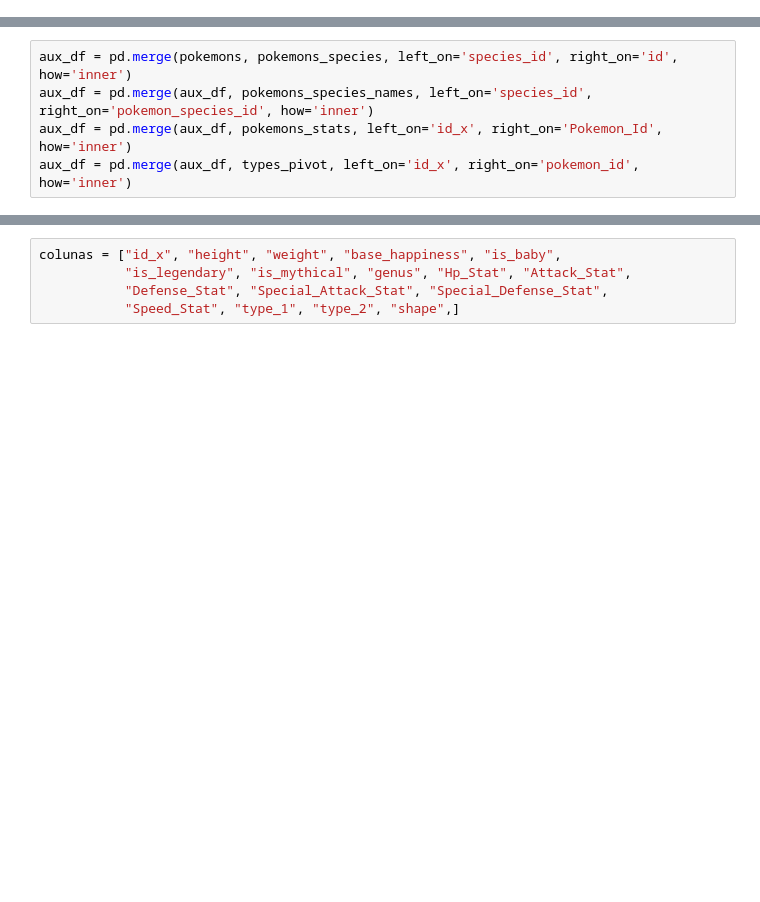
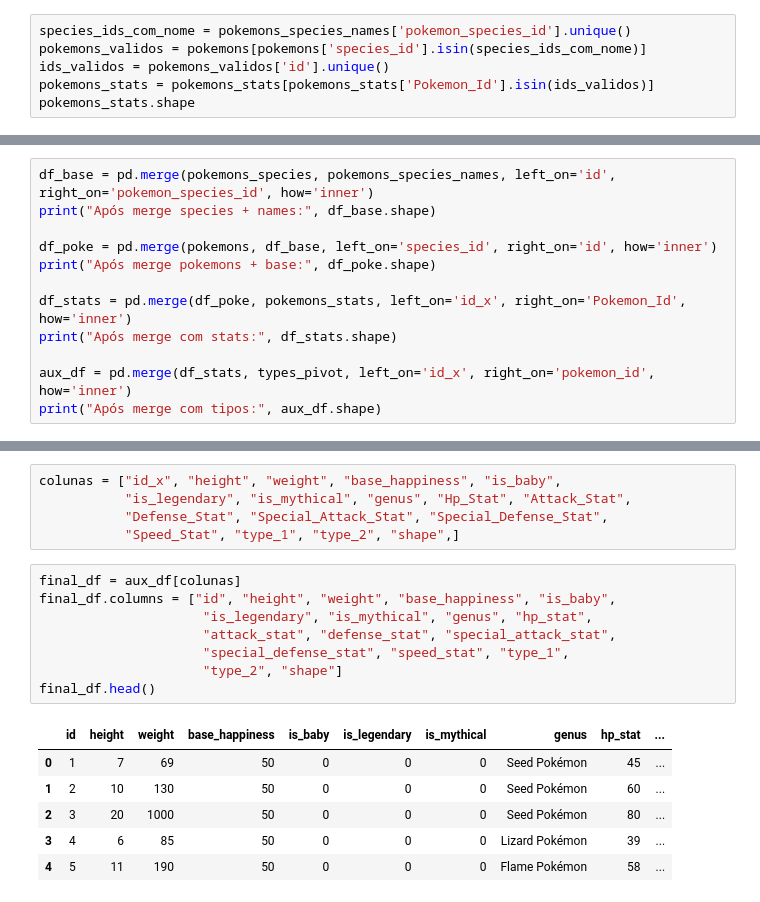
Before and after one commit to FGV-VIS-2025/pokemon-vis, a Jupyter notebook: knn-pokemon.ipynb, the cells around one changed output, grey strips where cells are left out. Saved outputs shown, nothing was run; the diff lists cells and outputs as text; blank space fills up the shorter version.

```diff
--- a/knn-pokemon.ipynb
+++ b/knn-pokemon.ipynb
@@ -55,3 +55,9 @@ pokemons_stats.head()
 | 2 | 2 | 3 | 80 | 0 | 82 | 0 | 83 | 0 | ... |
 | 3 | 3 | 4 | 39 | 0 | 52 | 0 | 43 | 0 | ... |
 | 4 | 4 | 5 | 58 | 0 | 64 | 0 | 58 | 0 | ... |
+# %%
+species_ids_com_nome = pokemons_species_names['pokemon_species_id'].unique()
+pokemons_validos = pokemons[pokemons['species_id'].isin(species_ids_com_nome)]
+ids_validos = pokemons_validos['id'].unique()
+pokemons_stats = pokemons_stats[pokemons_stats['Pokemon_Id'].isin(ids_validos)]
+pokemons_stats.shape
@@ -100,7 +108,14 @@ types_pivot.head()
 | 3 | 4 | Fogo | NaN |
 | 4 | 5 | Fogo | NaN |
 # %%
-aux_df = pd.merge(pokemons, pokemons_species, left_on='species_id', right_on='id', how='inner')
-aux_df = pd.merge(aux_df, pokemons_species_names, left_on='species_id', right_on='pokemon_species_id', how='inner')
-aux_df = pd.merge(aux_df, pokemons_stats, left_on='id_x', right_on='Pokemon_Id', how='inner')
-aux_df = pd.merge(aux_df, types_pivot, left_on='id_x', right_on='pokemon_id', how='inner')
+df_base = pd.merge(pokemons_species, pokemons_species_names, left_on='id', right_on='pokemon_species_id', how='inner')
+print("Após merge species + names:", df_base.shape)
+
+df_poke = pd.merge(pokemons, df_base, left_on='species_id', right_on='id', how='inner')
+print("Após merge pokemons + base:", df_poke.shape)
+
+df_stats = pd.merge(df_poke, pokemons_stats, left_on='id_x', right_on='Pokemon_Id', how='inner')
+print("Após merge com stats:", df_stats.shape)
+
+aux_df = pd.merge(df_stats, types_pivot, left_on='id_x', right_on='pokemon_id', how='inner')
+print("Após merge com tipos:", aux_df.shape)
@@ -159,3 +179,18 @@ colunas = ["id_x", "height", "weight", "base_happiness", "is_baby",
            "is_legendary", "is_mythical", "genus", "Hp_Stat", "Attack_Stat",
            "Defense_Stat", "Special_Attack_Stat", "Special_Defense_Stat",
            "Speed_Stat", "type_1", "type_2", "shape",]
+# %%
+final_df = aux_df[colunas]
+final_df.columns = ["id", "height", "weight", "base_happiness", "is_baby",
+                     "is_legendary", "is_mythical", "genus", "hp_stat",
+                     "attack_stat", "defense_stat", "special_attack_stat",
+                     "special_defense_stat", "speed_stat", "type_1",
+                     "type_2", "shape"]
+final_df.head()
+# %% [output]
+|  | id | height | weight | base_happiness | is_baby | is_legendary | is_mythical | genus | hp_stat | ... |
+| 0 | 1 | 7 | 69 | 50 | 0 | 0 | 0 | Seed Pokémon | 45 | ... |
+| 1 | 2 | 10 | 130 | 50 | 0 | 0 | 0 | Seed Pokémon | 60 | ... |
+| 2 | 3 | 20 | 1000 | 50 | 0 | 0 | 0 | Seed Pokémon | 80 | ... |
+| 3 | 4 | 6 | 85 | 50 | 0 | 0 | 0 | Lizard Pokémon | 39 | ... |
+| 4 | 5 | 11 | 190 | 50 | 0 | 0 | 0 | Flame Pokémon | 58 | ... |
```
Also changed, not shown: parts of 5 cells of this notebook, 2 other files.
